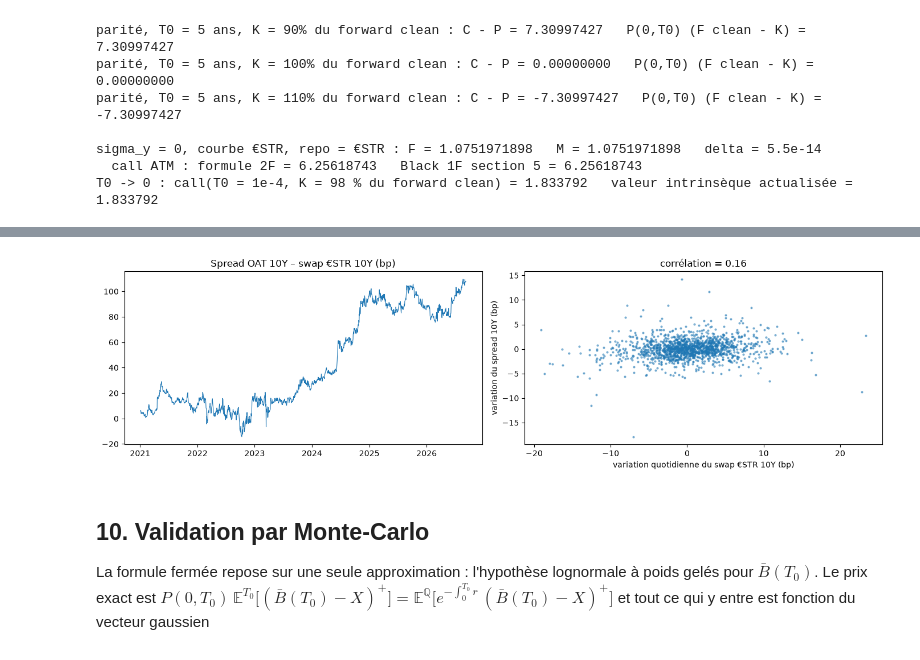
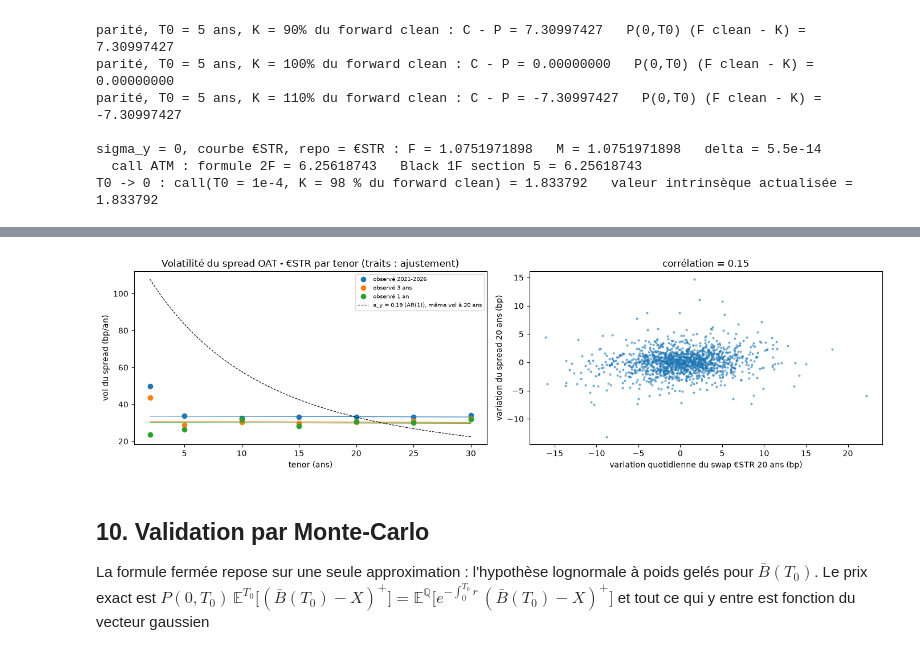
Before and after one commit to alexisdantzikian/BondOptionPricer, a Jupyter notebook: main/oat_option_pricer.ipynb, the cells around one changed output, grey strips where cells are left out. Cells and saved outputs as stored; diff of their text form; code cells hidden in the pictures.

```diff
--- a/main/oat_option_pricer.ipynb
+++ b/main/oat_option_pricer.ipynb
@@ -1402,48 +1374,70 @@ RMSE     0.0000  2.7850  4.8550  6.2850  7.1300  7.4010  7.4020  7.4030  7.4050
 
 RMSE à sigma_y -> 0 (V_bar = V_x seulement) = 7.401 %  = |exp(-V_x/2) - 1| moyen : la procédure ne mesure que la convexité de la courbe
 # %%
-def ou_from_series(s, dt=1 / 252):
-    """AR(1) sur le niveau -> a ; écart-type des variations -> vol annualisée."""
-    s = s.dropna().values
-    X = np.column_stack([np.ones(len(s) - 1), s[:-1]])
-    c, phi = np.linalg.lstsq(X, s[1:], rcond=None)[0]
-    return -np.log(phi) / dt, np.std(np.diff(s), ddof=1) / np.sqrt(dt)
+def ar1_speed(s, dt=1 / 252):
+    """Vitesse de retour sous la mesure historique : AR(1) sur le niveau, a = -log(phi) / dt (NaN si phi >= 1)."""
+    s = s.values
+    phi = np.linalg.lstsq(np.column_stack([np.ones(len(s) - 1), s[:-1]]), s[1:], rcond=None)[0][1]
+    return -np.log(phi) / dt if phi < 1 else np.nan
 
-def credit_estimates(hist_oat, hist_estr, start):
+def spread_stats(hist_oat, hist_estr, start):
+    """Par tenor : spread moyen, vol annualisée des variations quotidiennes, corrélation avec le swap €STR, AR(1)."""
     rows = []
     for tau in hist_oat.columns:
         s = (hist_oat[tau] - hist_estr[tau]).loc[start:].dropna()
         r = hist_estr[tau].loc[s.index]
-        a_y, vol_s = ou_from_series(s)
-        rho = np.corrcoef(np.diff(r.values), np.diff(s.values))[0, 1]
-        if a_y <= 0:                                            # phi >= 1 : pas de retour à la moyenne détectable
-            a_y = np.nan
-        s_y = vol_s * tau / H(a_y, 0, tau)
-        rows.append({"tenor": tau, "spread moyen (bp)": s.mean() * 1e4, "a_y": a_y, "demi-vie (ans)": np.log(2) / a_y,
-                     "vol spread (bp/an)": vol_s * 1e4, "sigma_y": s_y, "rho": rho, "n": len(s)})
+        rows.append({"tenor": tau, "spread moyen (bp)": s.mean() * 1e4, "vol spread (bp/an)": np.std(np.diff(s.values), ddof=1) * np.sqrt(252) * 1e4,
+                     "rho": np.corrcoef(np.diff(r.values), np.diff(s.values))[0, 1], "a_y AR(1)": ar1_speed(s), "n": len(s)})
     return pd.DataFrame(rows).set_index("tenor")
 
-fenetres = {"2021-2026": "2021-01-01", "3 ans": "2023-09-10", "1 an": "2025-09-10"}
-est = {nom: credit_estimates(hist_oat, hist_estr, start) for nom, start in fenetres.items()}
-for nom, tab in est.items():
+def fit_vol_term_structure(vol, tenors):
+    """(a_y, sigma_y, écart max) : moindres carrés de sigma_y H(a_y, tau) / tau sur les vols observées, a_y >= 0.001."""
+    tau = np.asarray(tenors, float)
+    r = least_squares(lambda z: z[1] * H(z[0], 0, tau) / tau - vol, x0=[0.1, 0.004], bounds=([0.001, 1e-5], [5.0, 0.2]))
+    return r.x[0], r.x[1], np.max(np.abs(r.fun))
+
+# --- séries génériques : plus forte variation quotidienne par tenor
+d = hist_oat.diff() * 1e4
+print("rendements OAT génériques, plus forte variation quotidienne : "
+      + ", ".join(f"{tau} ans {d[tau].abs().max():.0f} bp ({d[tau].abs().idxmax().date()})" for tau in d.columns))
+
+TENORS = [5, 10, 15, 20, 25, 30]                              # 2 ans exclu : rupture de la série générique
+T_SJ = 20                                                     # tenor de l'OAT sous-jacente
+fenetres = {"2021-2026": "2021-01-01", "3 ans": "2023-09-08", "1 an": "2025-09-08"}
+est, fits = {}, {}
+for nom, start in fenetres.items():
+    est[nom] = spread_stats(hist_oat, hist_estr, start)
+    fits[nom] = fit_vol_term_structure(est[nom].loc[TENORS, "vol spread (bp/an)"].values / 1e4, TENORS)
+    a, s, err = fits[nom]
     print(f"\nfenêtre {nom} :")
-    print(tab.round({"spread moyen (bp)": 1, "a_y": 3, "demi-vie (ans)": 2, "vol spread (bp/an)": 1, "sigma_y": 4, "rho": 3}).to_string())
+    print(est[nom].round({"spread moyen (bp)": 1, "vol spread (bp/an)": 1, "rho": 3, "a_y AR(1)": 3}).to_string())
+    print(f"  structure par terme des vols (tenors 5-30 ans) : a_y = {a:.4f}{' (borne inférieure)' if a <= 0.0011 else ''}"
+          f"   sigma_y = {s:.4%}   écart max = {err * 1e4:.1f} bp/an")
 
-# --- paramètres retenus : tenor 10 ans, fenêtre complète
-sel = est["2021-2026"].loc[10]
-A_Y, S_Y, RHO = sel["a_y"], sel["sigma_y"], sel["rho"]
+# --- paramètres retenus : fenêtre complète ; rho au tenor de l'OAT sous-jacente
+A_Y, S_Y, _ = fits["2021-2026"]
+RHO = est["2021-2026"].loc[T_SJ, "rho"]
 p_cal = params(a_x=A_X, s_x=S_X, a_y=A_Y, s_y=S_Y, rho=RHO)
+RHO_MIN = min(t.loc[TENORS, "rho"].min() for t in est.values())
+RHO_MAX = max(t.loc[TENORS, "rho"].max() for t in est.values())
 print(f"\nPARAMÈTRES RETENUS : a_x = {A_X:.4f}  sigma_x = {S_X:.4%}  |  a_y = {A_Y:.4f}  sigma_y = {S_Y:.4%}  rho = {RHO:.3f}")
-print(f"ordres de grandeur de Russo (Exhibits 3-4, corporate US 2017) : a_y = 0.18 - 0.31, rho = -0.5 -> +0.8, "
-      f"sigma_y^Russo = 0.097 - 0.14 soit une vol de spread L sigma_y^Russo = 3.9 % - 5.7 % à L = 40 %")
-print(f"sensibilité de a_y au tenor et à la fenêtre : de {min(t['a_y'].min() for t in est.values()):.2f} à {max(t['a_y'].max() for t in est.values()):.2f} (NaN = non estimable)"
-      f" ; sigma_y de {min(t['sigma_y'].min() for t in est.values()):.4f} à {max(t['sigma_y'].max() for t in est.values()):.4f}"
-      f" ; vol du spread 10 ans de {min(t.loc[10, 'vol spread (bp/an)'] for t in est.values()):.1f} à {max(t.loc[10, 'vol spread (bp/an)'] for t in est.values()):.1f} bp/an")
+print(f"fourchette de rho (tenors 5-30 ans, trois fenêtres) : {RHO_MIN:.3f} -> {RHO_MAX:.3f}")
+print(f"pour comparaison, a_y par AR(1) (mesure historique) au tenor {T_SJ} ans : "
+      + ", ".join(f"{nom} {t.loc[T_SJ, 'a_y AR(1)']:.3f}" for nom, t in est.items()))
 
 fig, ax = plt.subplots(1, 2, figsize=(14, 4))
-s10 = (hist_oat[10] - hist_estr[10]).dropna()
-ax[0].plot(s10.index, s10 * 1e4, lw=0.8); ax[0].set_title("Spread OAT 10Y – swap €STR 10Y (bp)")
-ax[1].scatter(np.diff(hist_estr[10].loc[s10.index].values) * 1e4, np.diff(s10.values) * 1e4, s=4, alpha=0.5)
-ax[1].set_xlabel("variation quotidienne du swap €STR 10Y (bp)"); ax[1].set_ylabel("variation du spread 10Y (bp)"); ax[1].set_title(f"corrélation = {RHO:.2f}")
+tt = np.linspace(2, 30, 100)
+for (nom, t), c in zip(est.items(), ["C0", "C1", "C2"]):
+    a, s, _ = fits[nom]
+    ax[0].plot(t.index, t["vol spread (bp/an)"], "o", color=c, label=f"observé {nom}")
+    ax[0].plot(tt, s * H(a, 0, tt) / tt * 1e4, "-", color=c, lw=0.8)
+a_ar, v_sj = est["2021-2026"].loc[T_SJ, "a_y AR(1)"], est["2021-2026"].loc[T_SJ, "vol spread (bp/an)"]
+ax[0].plot(tt, v_sj * (H(a_ar, 0, tt) / tt) / (H(a_ar, 0, T_SJ) / T_SJ), "k--", lw=0.8, label=f"a_y = {a_ar:.2f} (AR(1)), même vol à {T_SJ} ans")
+ax[0].set_xlabel("tenor (ans)"); ax[0].set_ylabel("vol du spread (bp/an)"); ax[0].legend(fontsize=7)
+ax[0].set_title("Volatilité du spread OAT - €STR par tenor (traits : ajustement)")
+s_sj = (hist_oat[T_SJ] - hist_estr[T_SJ]).dropna()
+ax[1].scatter(np.diff(hist_estr[T_SJ].loc[s_sj.index].values) * 1e4, np.diff(s_sj.values) * 1e4, s=4, alpha=0.5)
+ax[1].set_xlabel(f"variation quotidienne du swap €STR {T_SJ} ans (bp)"); ax[1].set_ylabel(f"variation du spread {T_SJ} ans (bp)")
+ax[1].set_title(f"corrélation = {RHO:.2f}")
 plt.tight_layout(); plt.show()
 # %% [output]
@@ -1467,4 +1461,4 @@ sensibilité de a_y au tenor et à la fenêtre : de 0.19 à 24.37 (NaN = non est
-[figure, old version]
+[figure, new version]
 # %% [markdown]
 ## 10. Validation par Monte-Carlo
 
```
Also changed, not shown: parts of 7 cells of this notebook.
